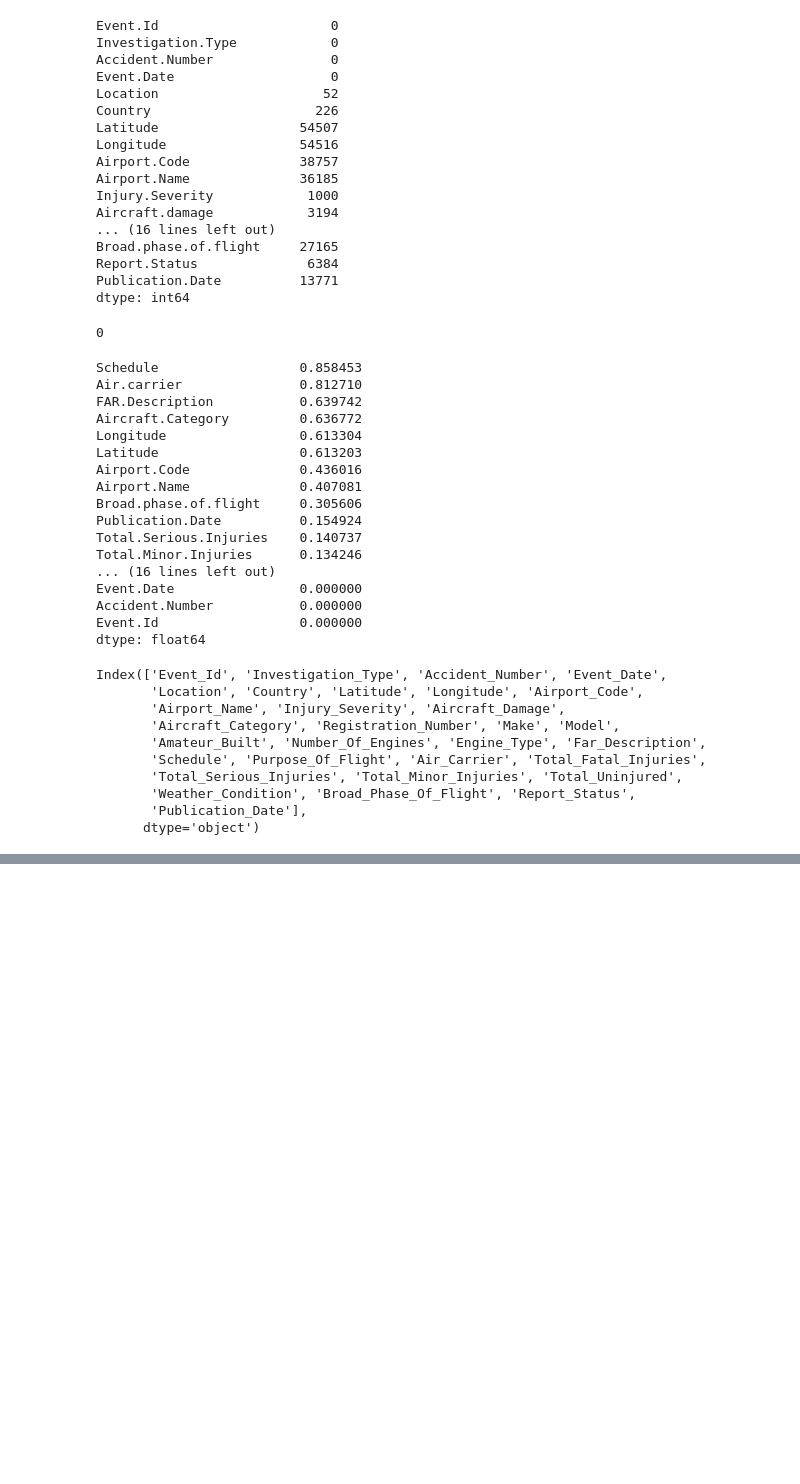
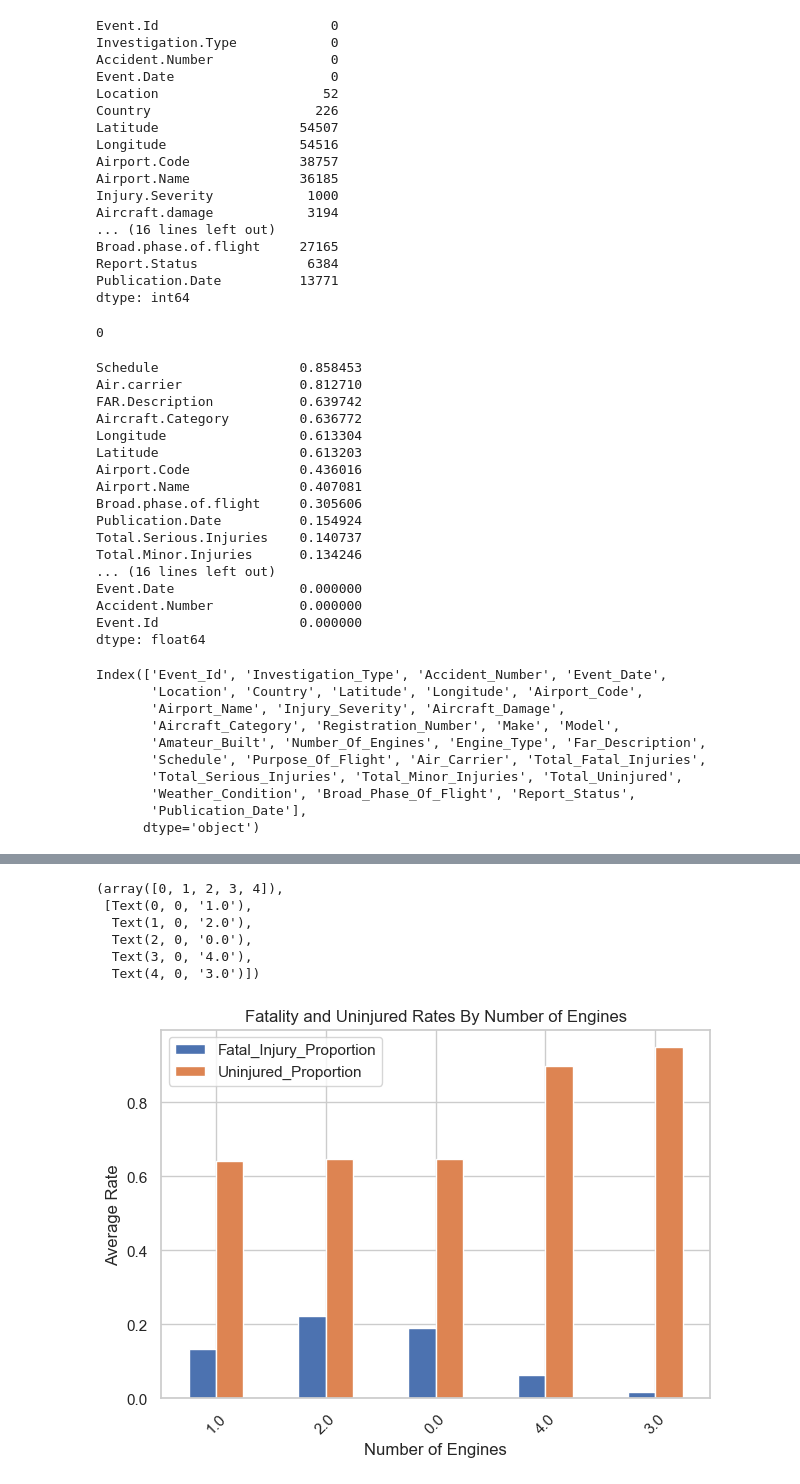
Before and after one commit to Caroline-kamusi/p1-project-ck, a Jupyter notebook: phase 1 project Ck.ipynb, the cells around one changed output, grey strips where cells are left out. Saved outputs shown, nothing was run; the diff lists cells and outputs as text; code cells hidden in the pictures; blank space fills up the shorter version.

```diff
--- a/phase 1 project Ck.ipynb
+++ b/phase 1 project Ck.ipynb
@@ -273,0 +531,17 @@ df
+# %%
+# Create bar plot
+ax = filtered_df.groupby(['Number_Of_Engines'])[['Fatal_Injury_Proportion', 'Uninjured_Proportion']]\
+    .mean().sort_values(by='Uninjured_Proportion', ascending=True).plot(kind='bar', stacked=False);
+ax.set(xlabel='Number of Engines', ylabel='Average Rate', title='Fatality and Uninjured Rates By Number of Engines');
+plt.tight_layout()
+
+# Rotate x-axis labels
+plt.xticks(rotation=45)
+# %% [output]
+(array([0, 1, 2, 3, 4]),
+ [Text(0, 0, '1.0'),
+  Text(1, 0, '2.0'),
+  Text(2, 0, '0.0'),
+  Text(3, 0, '4.0'),
+  Text(4, 0, '3.0')])
+[figure, added]
```
Also changed, not shown: parts of 42 cells of this notebook, 4 other files.
